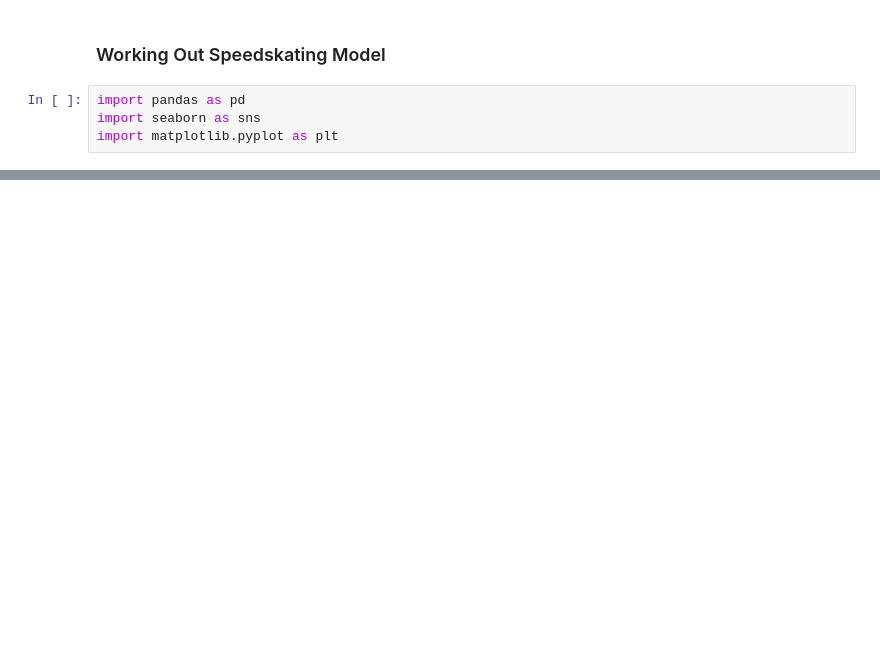
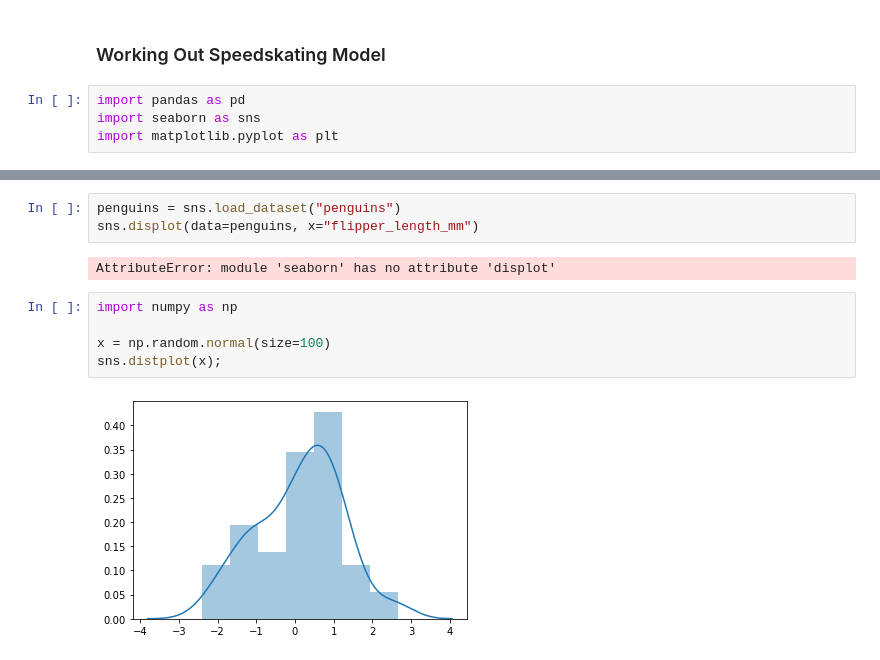
Before and after one commit to JonesInformatics/mn_speed_skate, a Jupyter notebook: eda.ipynb, the cells around one changed output, grey strips where cells are left out. Drawn from its saved outputs; the diff is of its cells as text; blank space fills up the shorter version.

```diff
--- a/eda.ipynb
+++ b/eda.ipynb
@@ -76,0 +93,12 @@ df
+# %%
+penguins = sns.load_dataset("penguins")
+sns.displot(data=penguins, x="flipper_length_mm")
+# %% [output]
+AttributeError: module 'seaborn' has no attribute 'displot'
+# %%
+import numpy as np
+
+x = np.random.normal(size=100)
+sns.distplot(x);
+# %% [output]
+[figure, added]
```
Also changed, not shown: parts of 14 cells of this notebook.
